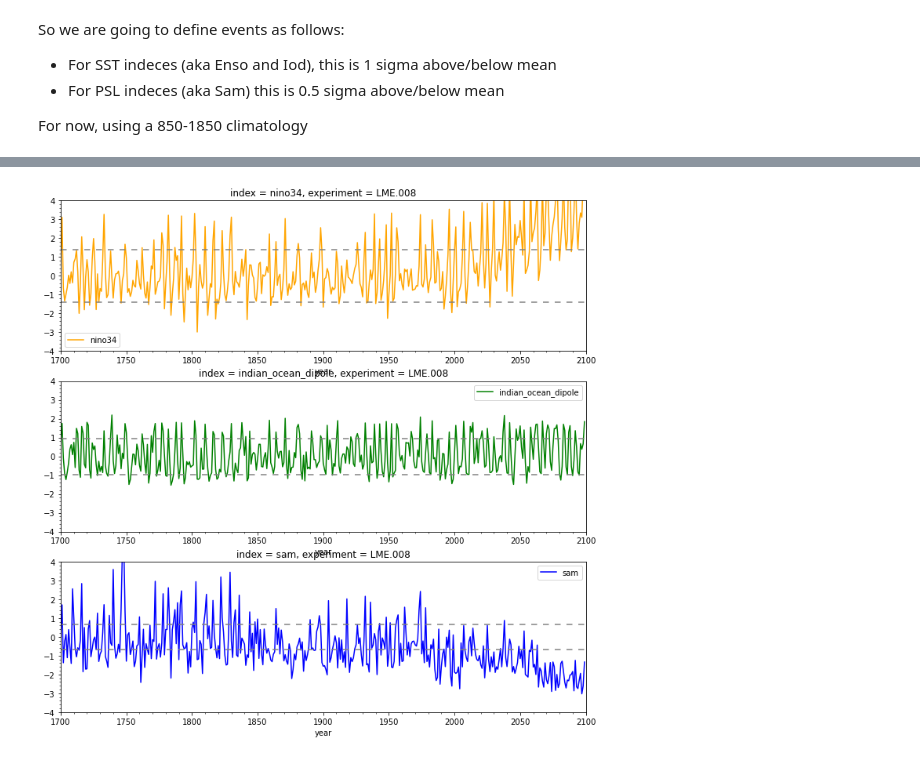
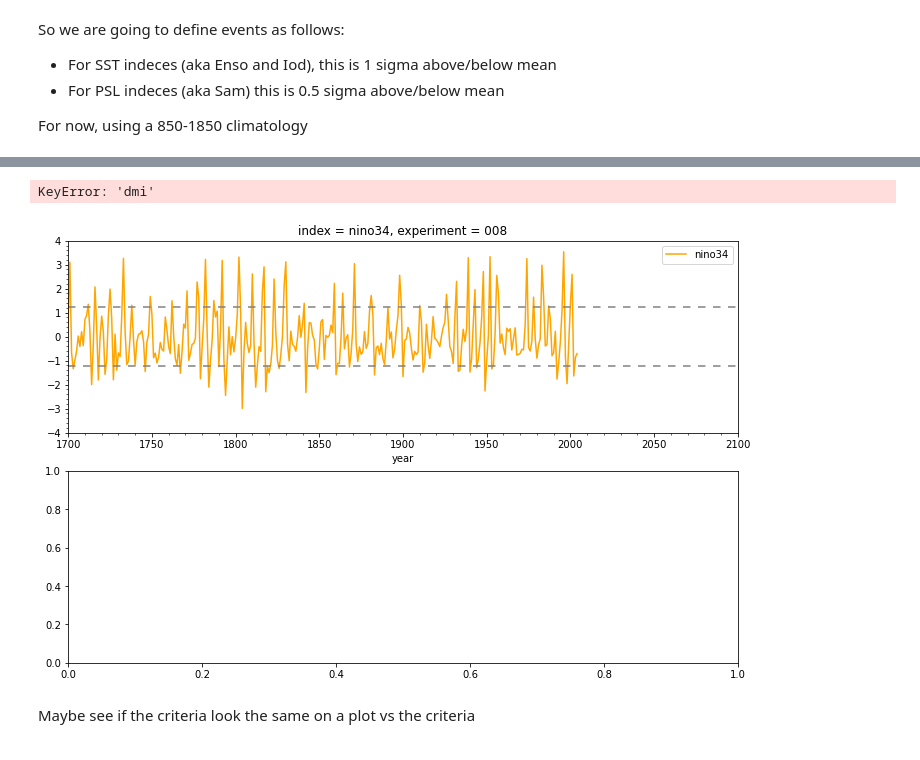
Before and after one commit to anton-seaice/compound, a Jupyter notebook: cesmTradIndecesCompounds.ipynb, the cells around one changed output, grey strips where cells are left out. Cells and saved outputs as stored; diff of their text form; code cells hidden in the pictures.

```diff
--- a/cesmTradIndecesCompounds.ipynb
+++ b/cesmTradIndecesCompounds.ipynb
@@ -51,11 +95,11 @@ Do we believe it? That was very easy
 # %%
 # plot indeces for an experiment, and add some lines for +- 1 sigma
 
-expToPlot = 'LME.008'
+expToPlot = '008'
 
 indexToPlot = ['nino34', 'dmi', 'sam']
 
-colors = ['orange', 'green', 'blue']
+colors = ['orange', 'green', 'purple']
 
 # first define somewhere to plot
 fig = plt.figure(figsize=(12,12))
@@ -67,31 +111,34 @@ for i in range(3):
     # plot the actual data
     indecesDa.sel(
         experiment=expToPlot,
         index=indexToPlot[i]
     ).plot(
         label=indexToPlot[i],
         ax=ax,
         color=colors[i]
     )
 
     # draw some horizontal lines for +- 1 sigma
     plt.axhline(
         y=criteriaDa.sel(experiment=expToPlot, index=indexToPlot[i]),
         dashes=(5,5),
         color='grey'
     )
     plt.axhline(
         y=-criteriaDa.sel(experiment=expToPlot, index=indexToPlot[i]),
         dashes=(5,5),
         color='grey'
     )
 
 #Tidy up a bit
 #plt.title("CESM Full Forcing Ensemble Run 001")
     plt.ylim(-4,4)
     plt.minorticks_on()
     plt.legend()
 
     plt.xlim(1700,2100)
 # %% [output]
+KeyError: 'dmi'
-[figure, old version]
+[figure, new version]
+# %% [markdown]
+Maybe see if the criteria look the same on a plot vs the criteria
```
Also changed, not shown: parts of 6 cells of this notebook, 28 other files.
